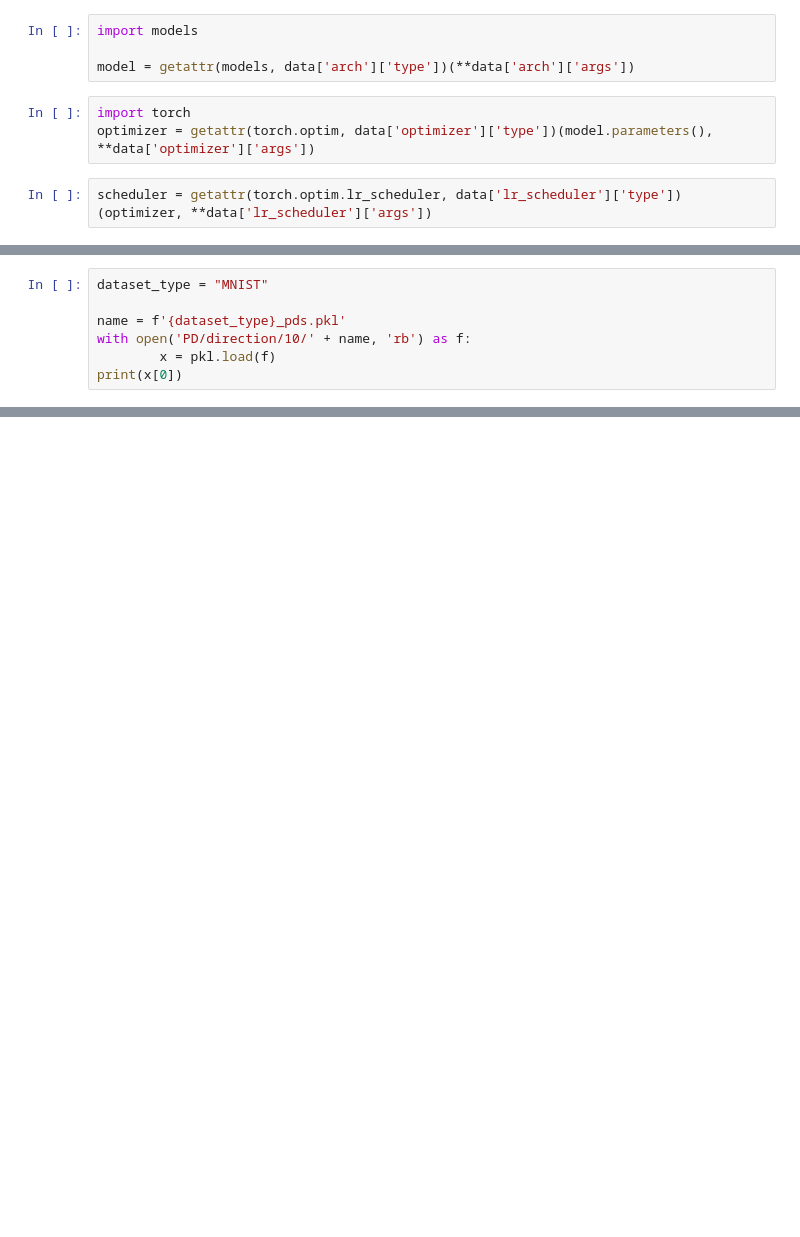
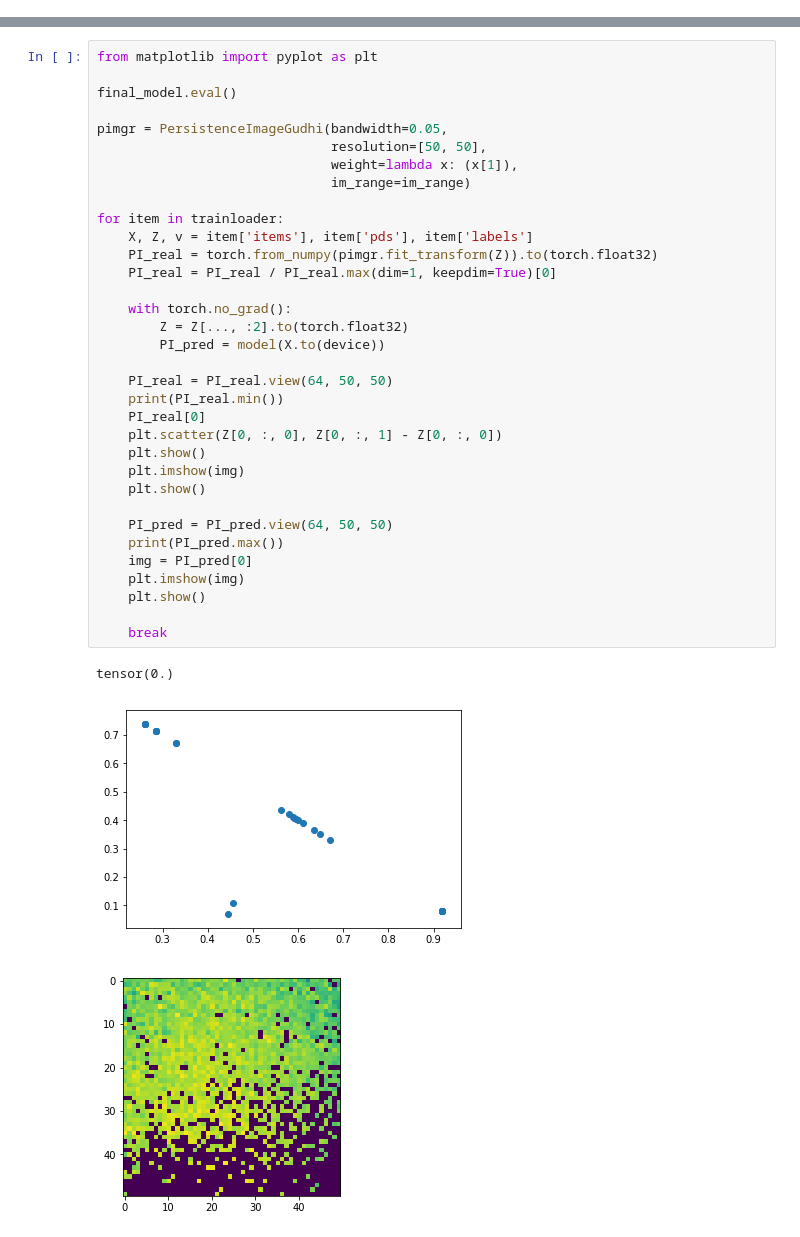
Before and after one commit to ex7remum/Predicting_Persistence_Diagrams, a Jupyter notebook: mnist_dir_filtration/checking_stuff.ipynb, the cells around one changed output, grey strips where cells are left out. Saved outputs shown, nothing was run; the diff lists cells and outputs as text; blank space fills up the shorter version.

Commit message:
Add PI models and some metrics

```diff
--- a/mnist_dir_filtration/checking_stuff.ipynb
+++ b/mnist_dir_filtration/checking_stuff.ipynb
@@ -123,9 +0,0 @@ train_dataset = getattr(datasets, data['data']['train']['dataset']['type'])(**da
-# %%
-import models
-
-model = getattr(models, data['arch']['type'])(**data['arch']['args'])
-# %%
-import torch
-optimizer = getattr(torch.optim, data['optimizer']['type'])(model.parameters(), **data['optimizer']['args'])
-# %%
-scheduler = getattr(torch.optim.lr_scheduler, data['lr_scheduler']['type'])(optimizer, **data['lr_scheduler']['args'])
@@ -141,7 +93,0 @@ fn
-# %%
-dataset_type = "MNIST"
-
-name = f'{dataset_type}_pds.pkl'
-with open('PD/direction/10/' + name, 'rb') as f:
-        x = pkl.load(f)
-print(x[0])
@@ -178,0 +150,38 @@ AttributeError: module 'torch' has no attribute 'vmap'
+# %%
+from matplotlib import pyplot as plt
+
+final_model.eval()
+
+pimgr = PersistenceImageGudhi(bandwidth=0.05,
+                              resolution=[50, 50],
+                              weight=lambda x: (x[1]),
+                              im_range=im_range)
+
+for item in trainloader:
+    X, Z, v = item['items'], item['pds'], item['labels']
+    PI_real = torch.from_numpy(pimgr.fit_transform(Z)).to(torch.float32)
+    PI_real = PI_real / PI_real.max(dim=1, keepdim=True)[0]
+
+    with torch.no_grad():
+        Z = Z[..., :2].to(torch.float32)
+        PI_pred = model(X.to(device))
+
+    PI_real = PI_real.view(64, 50, 50)
+    print(PI_real.min())
+    PI_real[0]
+    plt.scatter(Z[0, :, 0], Z[0, :, 1] - Z[0, :, 0])
+    plt.show()
+    plt.imshow(img)
+    plt.show()
+
+    PI_pred = PI_pred.view(64, 50, 50)
+    print(PI_pred.max())
+    img = PI_pred[0]
+    plt.imshow(img)
+    plt.show()
+
+    break
+# %% [output]
+tensor(0.)
+[figure, added]
+[figure, added]
```
Also changed, not shown: parts of 21 cells of this notebook, 16 other files.
